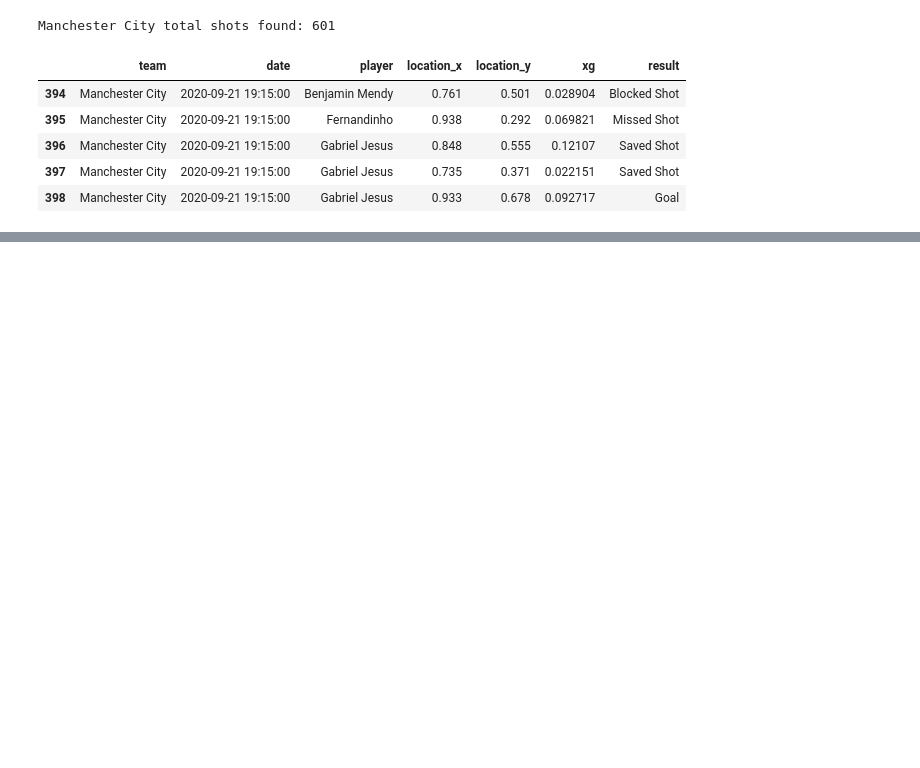
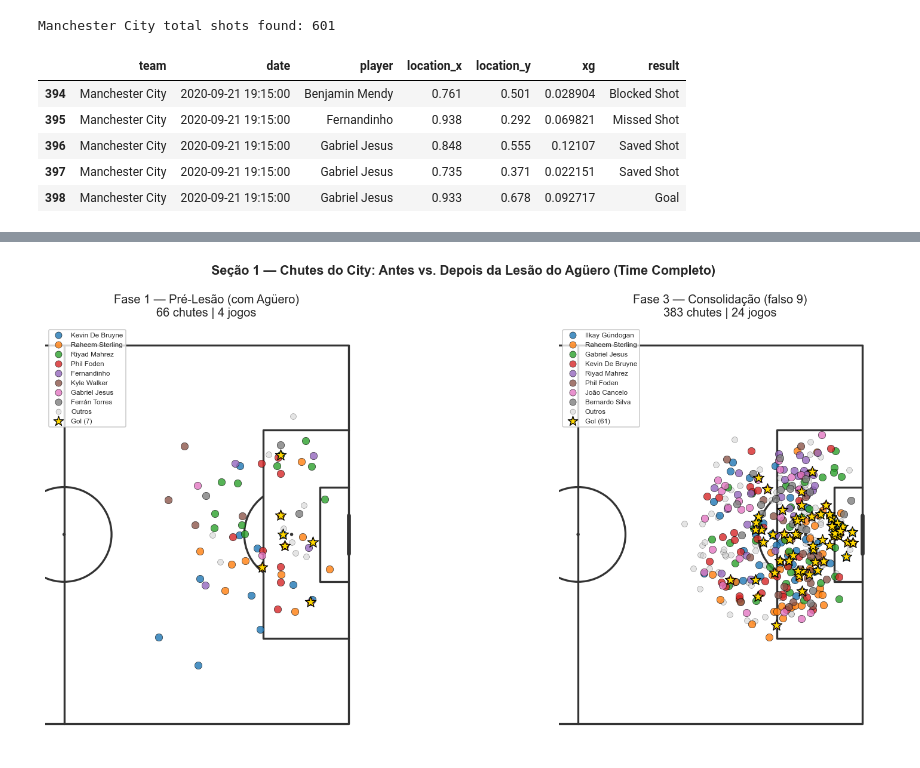
Before and after one commit to carolabdu/futebol-analise, a Jupyter notebook: Analise_City_20_21_soccerdata.ipynb, the cells around one changed output, grey strips where cells are left out. Cells and saved outputs as stored; diff of their text form; code cells hidden in the pictures; blank space fills up the shorter version.

```diff
--- a/Analise_City_20_21_soccerdata.ipynb
+++ b/Analise_City_20_21_soccerdata.ipynb
@@ -197,0 +126,18 @@ plt.show()
+# %%
+print("=== Estrutura dos dados brutos (all shots da PL 2020/21) ===")
+print(f"Total de chutes na temporada: {len(df_shots)}")
+print(f"Colunas disponíveis: {list(df_shots.columns)}\n")
+
+print("=== Manchester City ===")
+print(f"Chutes do City: {len(mc_shots)}")
+print(f"Jogadores que finalizaram: {mc_shots['player'].nunique()}")
+print(f"Período coberto: {mc_shots['date'].min().date()} → {mc_shots['date'].max().date()}")
+
+mc_shots['match_date'] = mc_shots['date'].dt.date
+print(f"Jogos com chutes registrados: {mc_shots['match_date'].nunique()}")
+
+print("\n=== Distribuição de resultados ===")
+print(mc_shots['result'].value_counts())
+
+print("\n=== Top 10 finalizadores do City na temporada ===")
+print(mc_shots.groupby('player').size().sort_values(ascending=False).head(10))
@@ -197,0 +226,44 @@ plt.show()
+# %%
+fase1_shots = mc_shots[fase1_mask].copy()
+fase3_shots = mc_shots[fase3_mask].copy()
+
+pitch = Pitch(pitch_type='statsbomb', half=True, pitch_color='white', line_color='#333333')
+fig, ax = pitch.draw(figsize=(16, 7), nrows=1, ncols=2)
+fig.set_facecolor('white')
+fig.suptitle('Seção 1 — Chutes do City: Antes vs. Depois da Lesão do Agüero (Time Completo)',
+             fontsize=13, fontweight='bold')
+
+for a, data, titulo in [
+    (ax[0], fase1_shots,
+     f'Fase 1 — Pré-Lesão (com Agüero)\n{len(fase1_shots)} chutes | {g1} jogos'),
+    (ax[1], fase3_shots,
+     f'Fase 3 — Consolidação (falso 9)\n{len(fase3_shots)} chutes | {g3} jogos'),
+]:
+    top_players = data['player'].value_counts().head(8).index.tolist()
+    palette = sns.color_palette('tab10', len(top_players))
+    player_colors = dict(zip(top_players, palette))
+
+    for player in top_players:
+        subset = data[data['player'] == player]
+        a.scatter(subset['x_sb'], subset['y_sb'], s=55,
+                  color=player_colors[player], alpha=0.8,
+                  edgecolors='black', linewidth=0.4, label=player, zorder=3)
+
+    others = data[~data['player'].isin(top_players)]
+    if len(others) > 0:
+        a.scatter(others['x_sb'], others['y_sb'], s=35, color='#cccccc',
+                  alpha=0.5, edgecolors='black', linewidth=0.3, label='Outros', zorder=2)
+
+    gols = data[data['result'] == 'Goal']
+    a.scatter(gols['x_sb'], gols['y_sb'], s=130, color='gold',
+              edgecolors='black', linewidth=0.8, marker='*', zorder=5,
+              label=f'Gol ({len(gols)})')
+
+    a.set_title(titulo, fontsize=12, pad=10)
+    a.legend(loc='upper left', fontsize=7, frameon=True,
+             facecolor='white', edgecolor='silver', markerscale=0.9)
+
+plt.tight_layout()
+plt.show()
+# %% [output]
+[figure, added]
```
Also changed, not shown: parts of 28 cells of this notebook, 1 other file.
